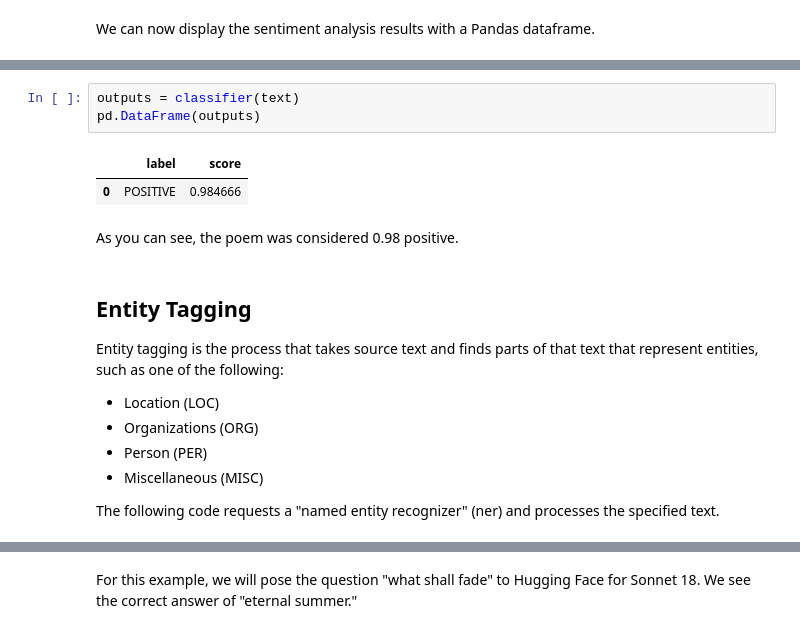
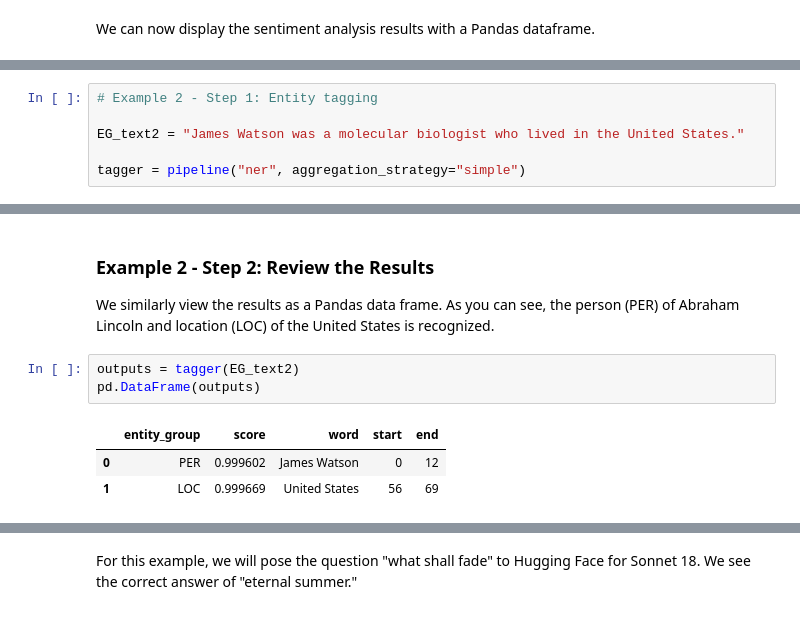
Before and after one commit to DavidSenseman/BIO1173_Fall2025, a Jupyter notebook: F25_Class_05_1.ipynb, the cells around one changed output, grey strips where cells are left out. Saved outputs shown, nothing was run; the diff lists cells and outputs as text.

```diff
--- a/F25_Class_05_1.ipynb
+++ b/F25_Class_05_1.ipynb
@@ -135,0 +413,6 @@ We can now display the sentiment analysis results with a Pandas dataframe.
+# %%
+# Example 2 - Step 1: Entity tagging
+
+EG_text2 = "James Watson was a molecular biologist who lived in the United States."
+
+tagger = pipeline("ner", aggregation_strategy="simple")
@@ -136,19 +430,11 @@ We can now display the sentiment analysis results with a Pandas dataframe.
+# %% [markdown]
+### Example 2 - Step 2: Review the Results
+
+We similarly view the results as a Pandas data frame. As you can see, the person (PER) of Abraham Lincoln and location (LOC) of the United States is recognized.
 # %%
-outputs = classifier(text)
+outputs = tagger(EG_text2)
 pd.DataFrame(outputs)
 # %% [output]
-|  | label | score |
-| 0 | POSITIVE | 0.984666 |
+|  | entity_group | score | word | start | end |
+| 0 | PER | 0.999602 | James Watson | 0 | 12 |
+| 1 | LOC | 0.999669 | United States | 56 | 69 |
-# %% [markdown]
-As you can see, the poem was considered 0.98 positive.
-# %% [markdown]
-## Entity Tagging
-
-Entity tagging is the process that takes source text and finds parts of that text that represent entities, such as one of the following:
-
-* Location (LOC)
-* Organizations (ORG)
-* Person (PER)
-* Miscellaneous (MISC)
-
-The following code requests a "named entity recognizer" (ner) and processes the specified text.
```
Also changed, not shown: parts of 79 cells of this notebook.
